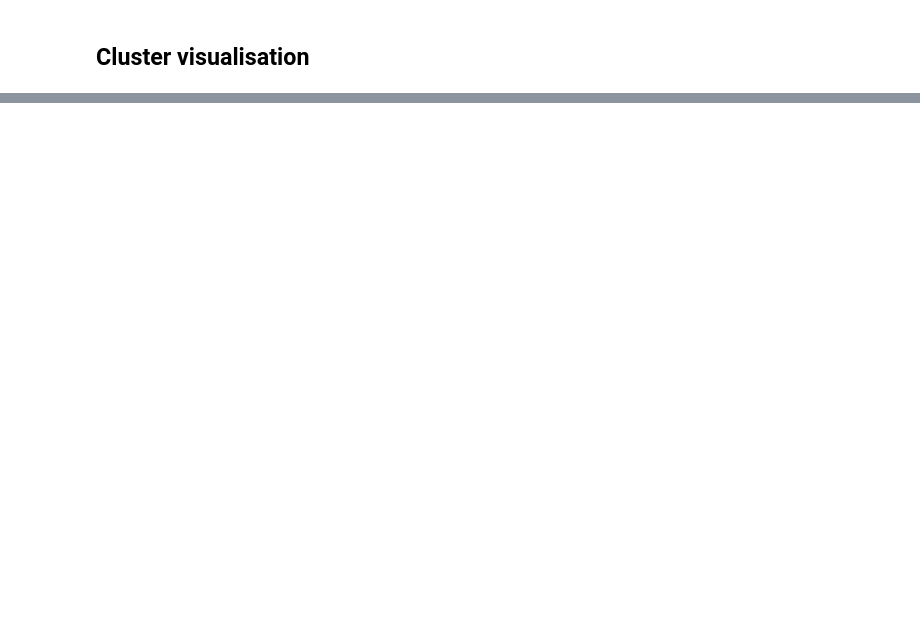
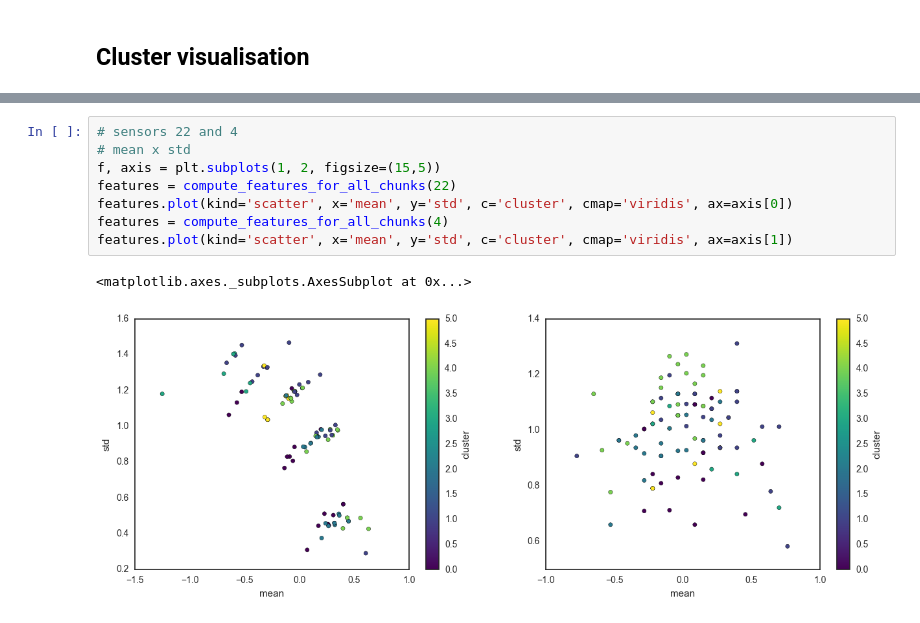
Before and after one commit to effa/time-series-clustering, a Jupyter notebook: chunk_analysis.ipynb, the cells around one changed output, grey strips where cells are left out. Drawn from its saved outputs; the diff is of its cells as text; blank space fills up the shorter version.

```diff
--- a/chunk_analysis.ipynb
+++ b/chunk_analysis.ipynb
@@ -226,0 +278,11 @@ features.plot(kind='scatter', x='mean', y='std', c='cluster', cmap='viridis')
+# %%
+# sensors 22 and 4
+# mean x std
+f, axis = plt.subplots(1, 2, figsize=(15,5))
+features = compute_features_for_all_chunks(22)
+features.plot(kind='scatter', x='mean', y='std', c='cluster', cmap='viridis', ax=axis[0])
+features = compute_features_for_all_chunks(4)
+features.plot(kind='scatter', x='mean', y='std', c='cluster', cmap='viridis', ax=axis[1])
+# %% [output]
+<matplotlib.axes._subplots.AxesSubplot at 0x...>
+[figure, added]
```
Also changed, not shown: parts of 43 cells of this notebook, 1 other file.
